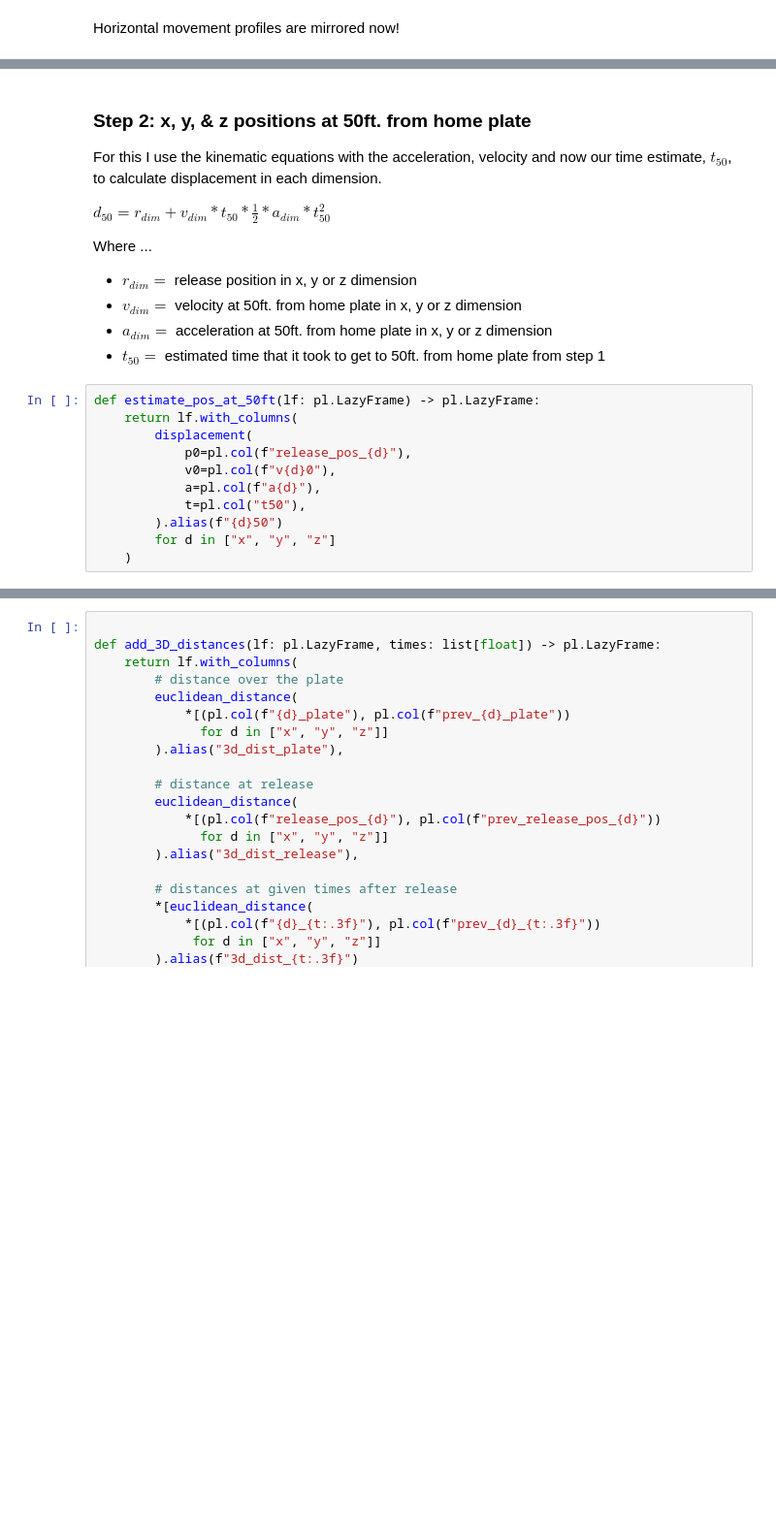
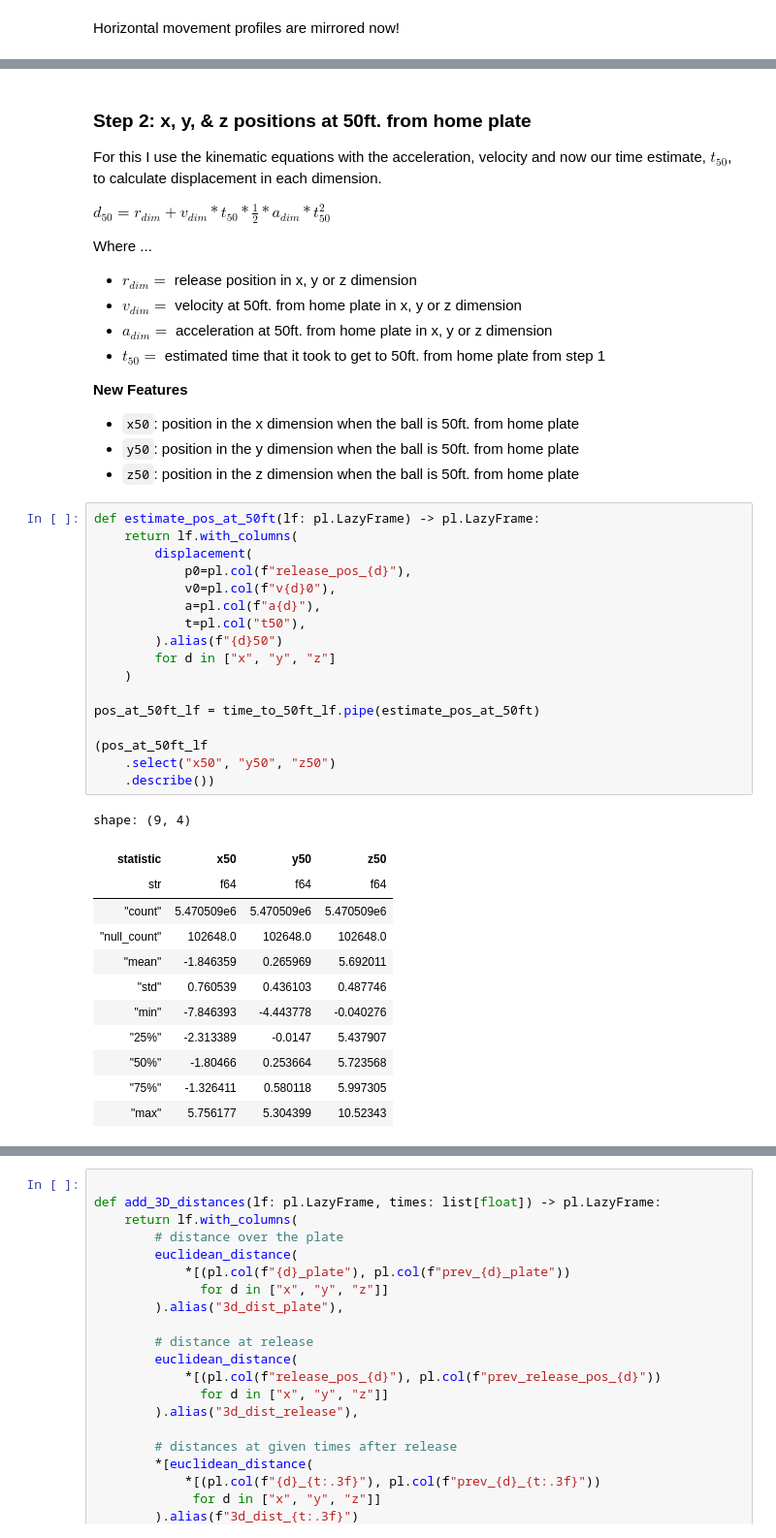
Before and after one commit to Jensen-holm/Sequence-Plus, a Jupyter notebook: notebooks/tunnel+.ipynb, the cells around one changed output, grey strips where cells are left out. Shown at 97% size. Drawn from its saved outputs; the diff is of its cells as text; blank space fills up the shorter version.

```diff
--- a/notebooks/tunnel+.ipynb
+++ b/notebooks/tunnel+.ipynb
@@ -238,17 +267,41 @@ Where ...
 - $v_{dim} = $ velocity at 50ft. from home plate in x, y or z dimension
 - $a_{dim} = $ acceleration at 50ft. from home plate in x, y or z dimension
 - $t_{50} = $ estimated time that it took to get to 50ft. from home plate from step 1
+
+**New Features**
+- `x50`: position in the x dimension when the ball is 50ft. from home plate
+- `y50`: position in the y dimension when the ball is 50ft. from home plate
+- `z50`: position in the z dimension when the ball is 50ft. from home plate
 # %%
 def estimate_pos_at_50ft(lf: pl.LazyFrame) -> pl.LazyFrame:
     return lf.with_columns(
         displacement(
             p0=pl.col(f"release_pos_{d}"),
             v0=pl.col(f"v{d}0"),
             a=pl.col(f"a{d}"),
             t=pl.col("t50"),
         ).alias(f"{d}50")
         for d in ["x", "y", "z"]
     )
+
+pos_at_50ft_lf = time_to_50ft_lf.pipe(estimate_pos_at_50ft)
+
+(pos_at_50ft_lf
+    .select("x50", "y50", "z50")
+    .describe())
+# %% [output]
+shape: (9, 4)
+| statistic | x50 | y50 | z50 |
+| str | f64 | f64 | f64 |
+| "count" | 5.470509e6 | 5.470509e6 | 5.470509e6 |
+| "null_count" | 102648.0 | 102648.0 | 102648.0 |
+| "mean" | -1.846359 | 0.265969 | 5.692011 |
+| "std" | 0.760539 | 0.436103 | 0.487746 |
+| "min" | -7.846393 | -4.443778 | -0.040276 |
+| "25%" | -2.313389 | -0.0147 | 5.437907 |
+| "50%" | -1.80466 | 0.253664 | 5.723568 |
+| "75%" | -1.326411 | 0.580118 | 5.997305 |
+| "max" | 5.756177 | 5.304399 | 10.52343 |
 # %% [markdown]
 ### Step 3: Estimate 3D positions at commit time & decision time
 
```
Also changed, not shown: parts of 18 cells of this notebook.
